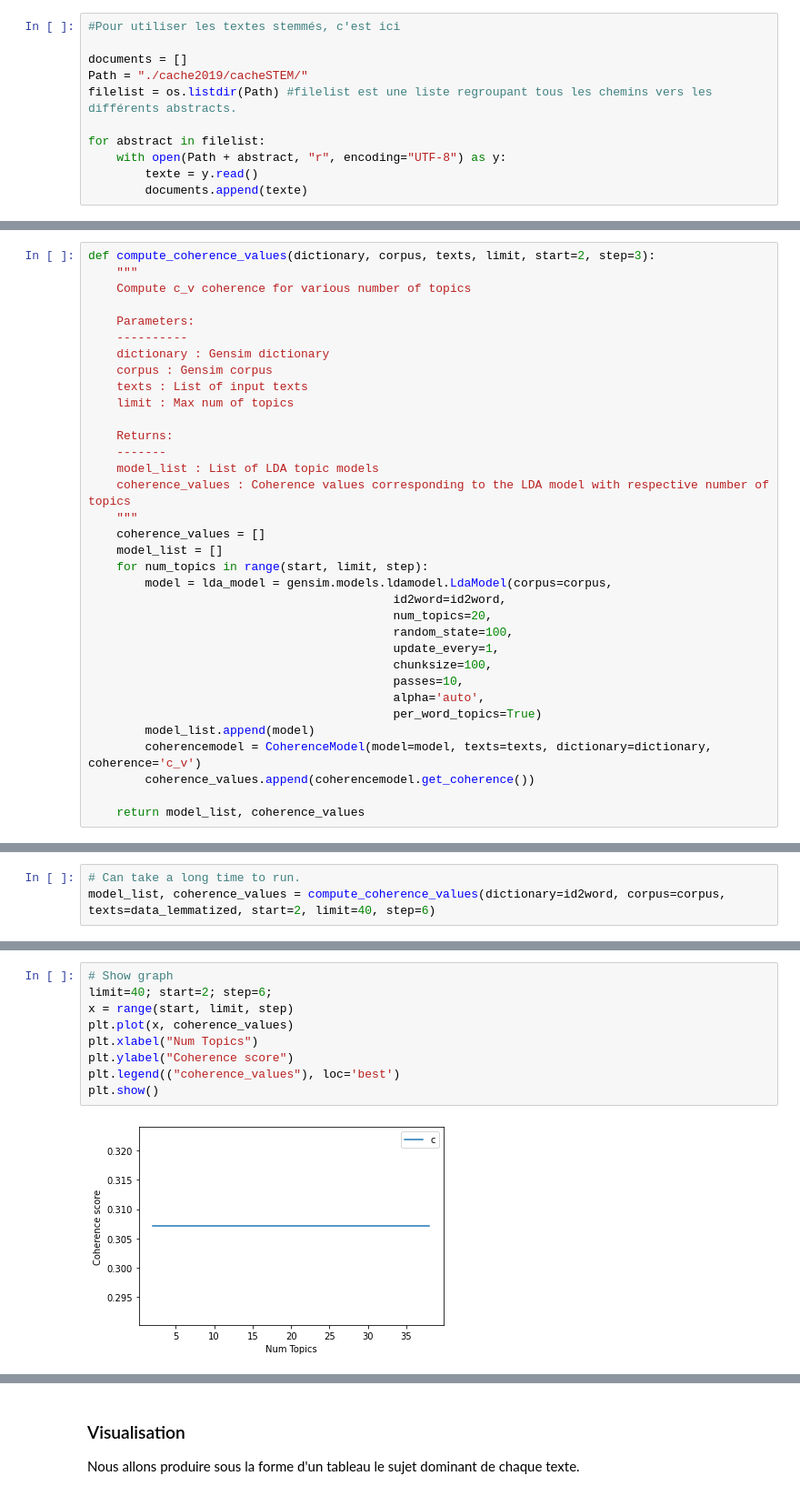
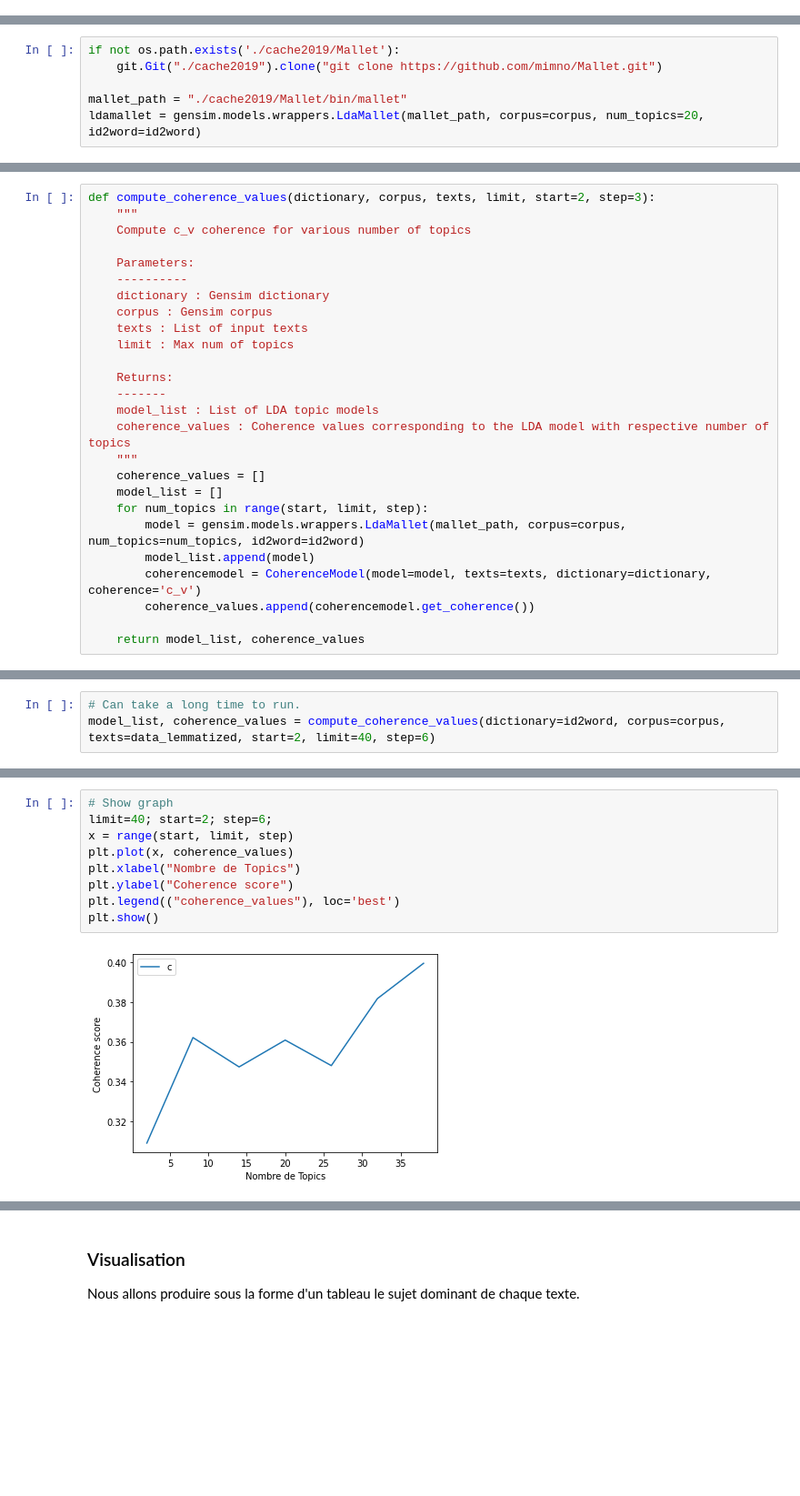
Before and after one commit to Chartes-TNAH/Devoir_Python, a Jupyter notebook: 2019/Step_5_Topic_Modeling.ipynb, the cells around one changed output, grey strips where cells are left out. Shown at 91% size. Cells and saved outputs as stored; diff of their text form; blank space fills up the shorter version.

```diff
--- a/2019/Step_5_Topic_Modeling.ipynb
+++ b/2019/Step_5_Topic_Modeling.ipynb
@@ -61,17 +67,6 @@ for abstract in filelist:
     with open(Path + abstract, "r", encoding="UTF-8") as y:
         texte = y.read()
         documents.append(texte)
-# %%
-#Pour utiliser les textes stemmés, c'est ici
-
-documents = []
-Path = "./cache2019/cacheSTEM/"
-filelist = os.listdir(Path) #filelist est une liste regroupant tous les chemins vers les différents abstracts.
-
-for abstract in filelist:
-    with open(Path + abstract, "r", encoding="UTF-8") as y:
-        texte = y.read()
-        documents.append(texte)
 # %% [markdown]
 ## Topic modeling partie 1 : définir des topic ##
 
@@ -277,0 +275,6 @@ CalledProcessError: Command './cache2019/mallet-2.0.8/bin import-file --preserve
+# %%
+if not os.path.exists('./cache2019/Mallet'):
+    git.Git("./cache2019").clone("git clone https://github.com/mimno/Mallet.git")
+
+mallet_path = "./cache2019/Mallet/bin/mallet"
+ldamallet = gensim.models.wrappers.LdaMallet(mallet_path, corpus=corpus, num_topics=20, id2word=id2word)
@@ -299,15 +343,7 @@ def compute_coherence_values(dictionary, corpus, texts, limit, start=2, step=3):
     coherence_values = []
     model_list = []
     for num_topics in range(start, limit, step):
-        model = lda_model = gensim.models.ldamodel.LdaModel(corpus=corpus,
-                                           id2word=id2word,
-                                           num_topics=20,
-                                           random_state=100,
-                                           update_every=1,
-                                           chunksize=100,
-                                           passes=10,
-                                           alpha='auto',
-                                           per_word_topics=True)
+        model = gensim.models.wrappers.LdaMallet(mallet_path, corpus=corpus, num_topics=num_topics, id2word=id2word)
         model_list.append(model)
         coherencemodel = CoherenceModel(model=model, texts=texts, dictionary=dictionary, coherence='c_v')
         coherence_values.append(coherencemodel.get_coherence())
@@ -321,11 +359,11 @@ model_list, coherence_values = compute_coherence_values(dictionary=id2word, corp
 # %%
 # Show graph
 limit=40; start=2; step=6;
 x = range(start, limit, step)
 plt.plot(x, coherence_values)
-plt.xlabel("Num Topics")
+plt.xlabel("Nombre de Topics")
 plt.ylabel("Coherence score")
 plt.legend(("coherence_values"), loc='best')
 plt.show()
 # %% [output]
-[figure, old version]
+[figure, new version]
```
Also changed, not shown: parts of 21 cells of this notebook.
